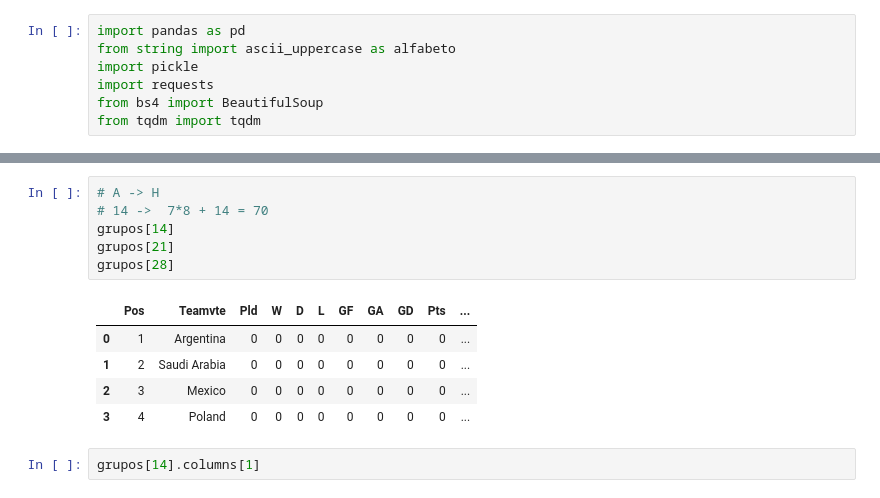
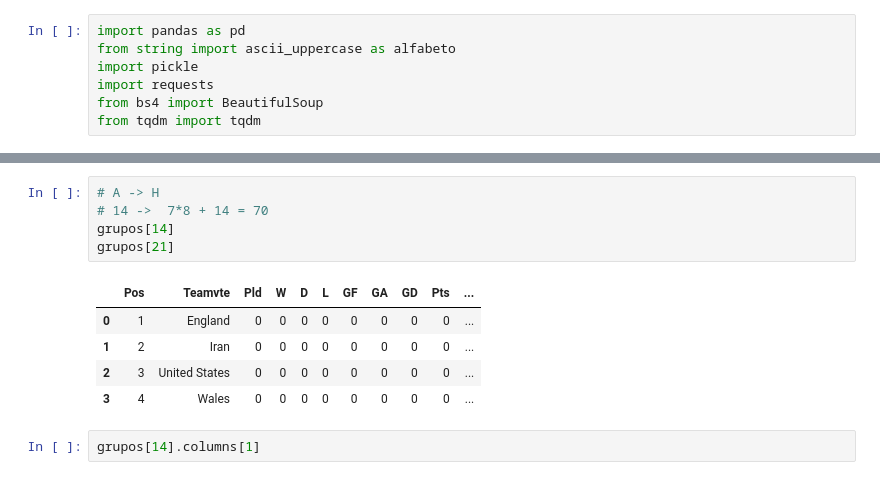
Before and after one commit to Jersonflo/Projects-data-science, a Jupyter notebook: 1firts/data science.ipynb, the cells around one changed output, grey strips where cells are left out. Saved outputs shown, nothing was run; the diff lists cells and outputs as text.

```diff
--- a/1firts/data science.ipynb
+++ b/1firts/data science.ipynb
@@ -40,15 +50,14 @@ grupos[14]
 # %%
 # A -> H
 # 14 ->  7*8 + 14 = 70
 grupos[14]
 grupos[21]
-grupos[28]
 # %% [output]
 |  | Pos | Teamvte | Pld | W | D | L | GF | GA | GD | Pts | ... |
-| 0 | 1 | Argentina | 0 | 0 | 0 | 0 | 0 | 0 | 0 | 0 | ... |
-| 1 | 2 | Saudi Arabia | 0 | 0 | 0 | 0 | 0 | 0 | 0 | 0 | ... |
-| 2 | 3 | Mexico | 0 | 0 | 0 | 0 | 0 | 0 | 0 | 0 | ... |
-| 3 | 4 | Poland | 0 | 0 | 0 | 0 | 0 | 0 | 0 | 0 | ... |
+| 0 | 1 | England | 0 | 0 | 0 | 0 | 0 | 0 | 0 | 0 | ... |
+| 1 | 2 | Iran | 0 | 0 | 0 | 0 | 0 | 0 | 0 | 0 | ... |
+| 2 | 3 | United States | 0 | 0 | 0 | 0 | 0 | 0 | 0 | 0 | ... |
+| 3 | 4 | Wales | 0 | 0 | 0 | 0 | 0 | 0 | 0 | 0 | ... |
 # %%
 grupos[14].columns[1]
 # %% [output]
```
Also changed, not shown: parts of 1 cell of this notebook.
